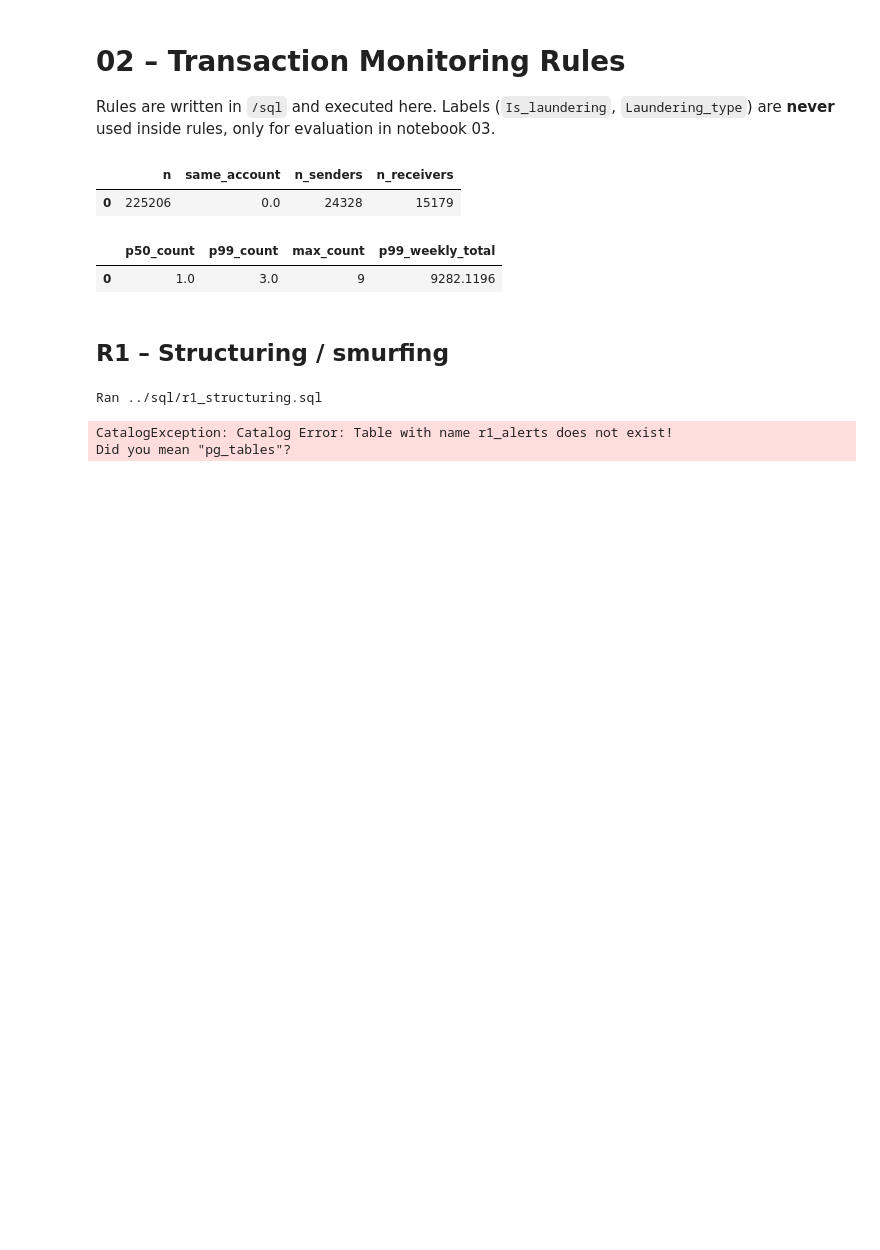
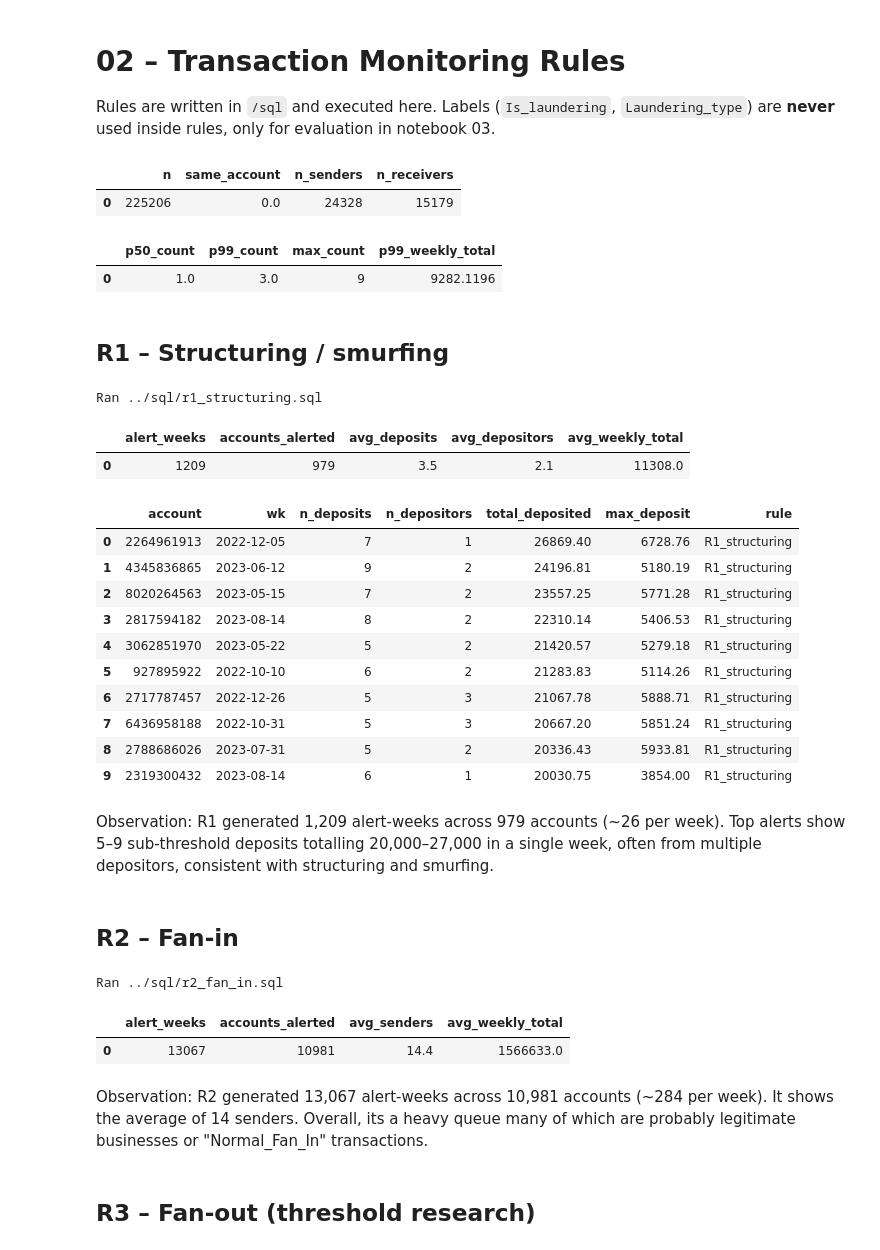
Before and after one commit to oluwafemi-olagunju/aml-transaction-monitoring, a Jupyter notebook: notebooks/02_rules.ipynb, the cells around one changed output. Cells and saved outputs as stored; diff of their text form; code cells hidden in the pictures; blank space fills up the shorter version.

```diff
--- a/notebooks/02_rules.ipynb
+++ b/notebooks/02_rules.ipynb
@@ -47,18 +47,58 @@ FROM weekly
 | 0 | 1.0 | 3.0 | 9 | 9282.1196 |
 # %% [markdown]
 ## R1 – Structuring / smurfing
-# %%
-run_sql("../sql/r1_structuring.sql")
-
-con.sql("""
-SELECT COUNT(*)                         AS alert_weeks,
-       COUNT(DISTINCT account)          AS accounts_alerted,
-       ROUND(AVG(n_deposits), 1)        AS avg_deposits,
-       ROUND(AVG(n_depositors), 1)      AS avg_depositors,
-       ROUND(AVG(total_deposited), 0)   AS avg_weekly_total
-FROM r1_alerts
-""").df()
-# %% [output]
-Ran ../sql/r1_structuring.sql
-CatalogException: Catalog Error: Table with name r1_alerts does not exist!
-Did you mean "pg_tables"?
+# %%
+run_sql("../sql/r1_cash_smurfing.sql")
+
+con.sql("""
+SELECT COUNT(*)                         AS alert_weeks,
+       COUNT(DISTINCT account)          AS accounts_alerted,
+       ROUND(AVG(n_deposits), 1)        AS avg_deposits,
+       ROUND(AVG(n_depositors), 1)      AS avg_depositors,
+       ROUND(AVG(total_deposited), 0)   AS avg_weekly_total
+FROM r1_alerts
+""").df()
+# %% [output]
+Ran ../sql/r1_structuring.sql
+|  | alert_weeks | accounts_alerted | avg_deposits | avg_depositors | avg_weekly_total |
+| 0 | 1209 | 979 | 3.5 | 2.1 | 11308.0 |
+# %%
+con.sql("""
+SELECT * FROM r1_alerts
+ORDER BY total_deposited DESC
+LIMIT 10
+""").df()
+# %% [output]
+|  | account | wk | n_deposits | n_depositors | total_deposited | max_deposit | rule |
+| 0 | 2264961913 | 2022-12-05 | 7 | 1 | 26869.40 | 6728.76 | R1_structuring |
+| 1 | 4345836865 | 2023-06-12 | 9 | 2 | 24196.81 | 5180.19 | R1_structuring |
+| 2 | 8020264563 | 2023-05-15 | 7 | 2 | 23557.25 | 5771.28 | R1_structuring |
+| 3 | 2817594182 | 2023-08-14 | 8 | 2 | 22310.14 | 5406.53 | R1_structuring |
+| 4 | 3062851970 | 2023-05-22 | 5 | 2 | 21420.57 | 5279.18 | R1_structuring |
+| 5 | 927895922 | 2022-10-10 | 6 | 2 | 21283.83 | 5114.26 | R1_structuring |
+| 6 | 2717787457 | 2022-12-26 | 5 | 3 | 21067.78 | 5888.71 | R1_structuring |
+| 7 | 6436958188 | 2022-10-31 | 5 | 3 | 20667.20 | 5851.24 | R1_structuring |
+| 8 | 2788686026 | 2023-07-31 | 5 | 2 | 20336.43 | 5933.81 | R1_structuring |
+| 9 | 2319300432 | 2023-08-14 | 6 | 1 | 20030.75 | 3854.00 | R1_structuring |
+# %% [markdown]
+Observation: R1 generated 1,209 alert-weeks across 979 accounts (~26 per week). Top alerts show 5–9 sub-threshold deposits totalling 20,000–27,000 in a single week, often from multiple depositors, consistent with structuring and smurfing.
+# %% [markdown]
+## R2 – Fan-in
+# %%
+run_sql("../sql/r2_fan_in.sql")
+
+con.sql("""
+SELECT COUNT(*)                        AS alert_weeks,
+       COUNT(DISTINCT account)         AS accounts_alerted,
+       ROUND(AVG(n_counterparties), 1) AS avg_senders,
+       ROUND(AVG(total_amount), 0)     AS avg_weekly_total
+FROM r2_alerts
+""").df()
+# %% [output]
+Ran ../sql/r2_fan_in.sql
+|  | alert_weeks | accounts_alerted | avg_senders | avg_weekly_total |
+| 0 | 13067 | 10981 | 14.4 | 1566633.0 |
+# %% [markdown]
+Observation: R2 generated 13,067 alert-weeks across 10,981 accounts (~284 per week). It shows the average of 14 senders. Overall, its a heavy queue many of which are probably legitimate businesses or "Normal_Fan_In" transactions.
+# %% [markdown]
+## R3 – Fan-out (threshold research)
```
Also changed, not shown: parts of 20 cells of this notebook, 3 other files.
